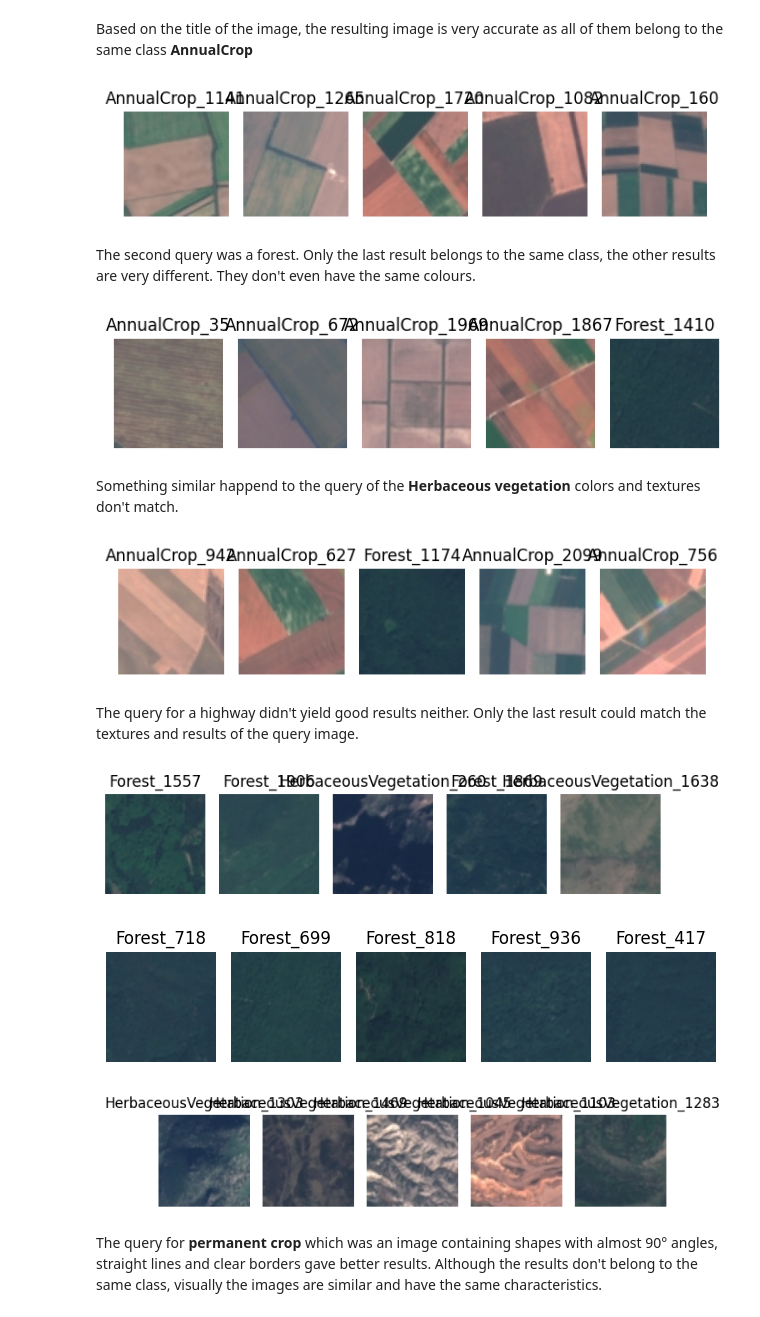
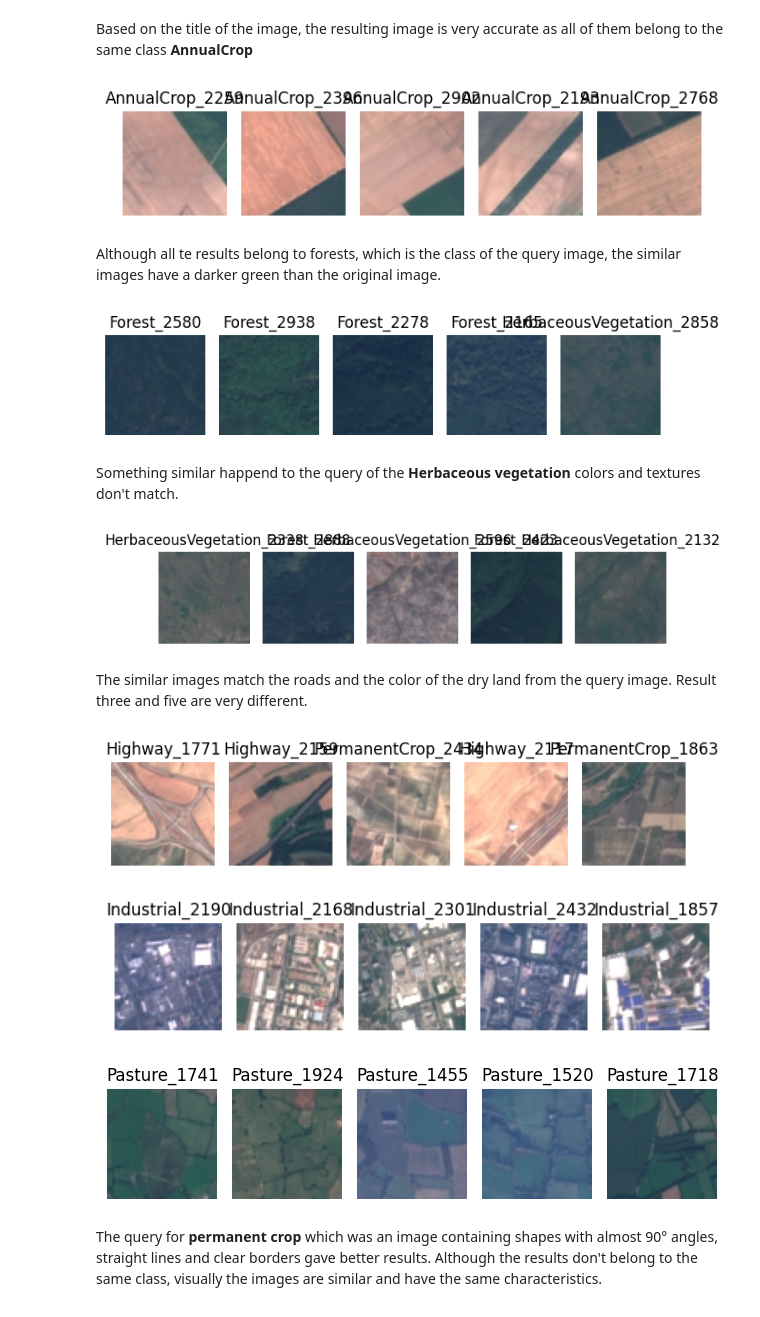
Before and after one commit to DiegoMont/deep-learning-research, a Jupyter notebook: feature-extraction/resnet_autoencoder.ipynb, the cells around one changed output. Drawn from its saved outputs; the diff is of its cells as text; code cells hidden in the pictures.

```diff
--- a/feature-extraction/resnet_autoencoder.ipynb
+++ b/feature-extraction/resnet_autoencoder.ipynb
@@ -411,35 +411,35 @@ tensor([0.0000, 0.2748, 0.4062,  ..., 0.0000, 0.0000, 0.1772])
 # %% [markdown]
 Based on the title of the image, the resulting image is very accurate as all of them belong to the same class **AnnualCrop**
 # %%
-plot_images(trainset, indices[QUERY_1_IDX])
+plot_images(validationset, indices[QUERY_1_IDX])
 # %% [output]
-[figure, old version]
+[figure, new version]
-# %% [markdown]
-The second query was a forest. Only the last result belongs to the same class, the other results are very different. They don't even have the same colours.
+# %% [markdown]
+Although all te results belong to forests, which is the class of the query image, the similar images have a darker green than the original image.
 # %%
-plot_images(trainset, indices[QUERY_2_IDX])
+plot_images(validationset, indices[QUERY_2_IDX])
 # %% [output]
-[figure, old version]
+[figure, new version]
 # %% [markdown]
 Something similar happend to the query of the **Herbaceous vegetation** colors and textures don't match.
 # %%
-plot_images(trainset, indices[QUERY_3_IDX])
+plot_images(validationset, indices[QUERY_3_IDX])
 # %% [output]
-[figure, old version]
+[figure, new version]
-# %% [markdown]
-The query for a highway didn't yield good results neither. Only the last result could match the textures and results of the query image.
+# %% [markdown]
+The similar images match the roads and the color of the dry land from the query image. Result three and five are very different.
 # %%
-plot_images(trainset, indices[QUERY_4_IDX])
+plot_images(validationset, indices[QUERY_4_IDX])
 # %% [output]
-[figure, old version]
+[figure, new version]
 # %%
-plot_images(trainset, indices[QUERY_5_IDX])
+plot_images(validationset, indices[QUERY_5_IDX])
 # %% [output]
-[figure, old version]
+[figure, new version]
 # %%
-plot_images(trainset, indices[QUERY_6_IDX])
+plot_images(validationset, indices[QUERY_6_IDX])
 # %% [output]
-[figure, old version]
+[figure, new version]
 # %% [markdown]
 The query for **permanent crop** which was an image containing shapes with almost 90° angles, straight lines and clear borders gave better results. Although the results don't belong to the same class, visually the images are similar and have the same characteristics.
 # %%
```
Also changed, not shown: parts of 47 cells of this notebook.
